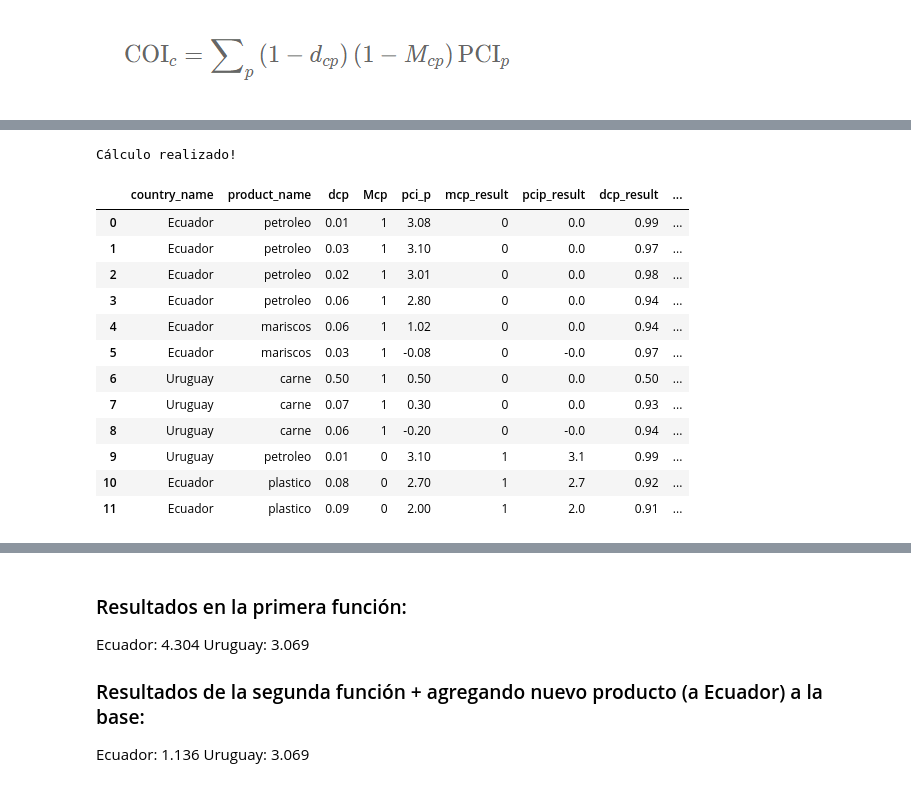
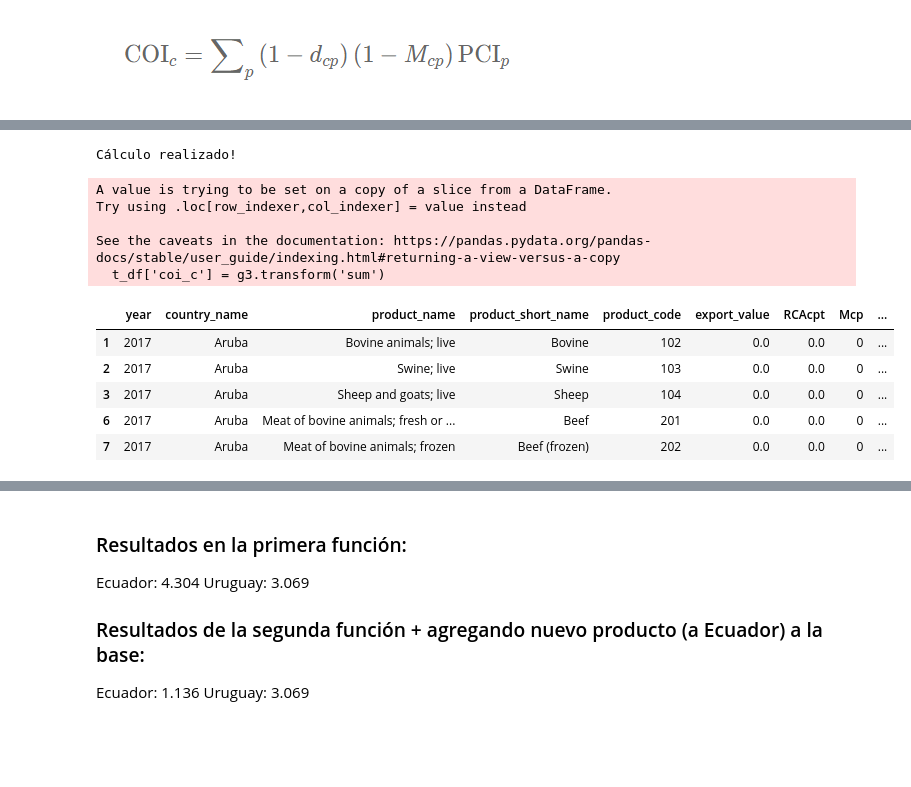
Before and after one commit to descandon88/Ecuador-Growth-data-set, a Jupyter notebook: calc_coi.ipynb, the cells around one changed output, grey strips where cells are left out. Drawn from its saved outputs; the diff is of its cells as text; code cells hidden in the pictures; blank space fills up the shorter version.

```diff
--- a/calc_coi.ipynb
+++ b/calc_coi.ipynb
@@ -47,0 +35,6 @@ df_rca.sample(n=10)
+# %%
+df_rca.sample(n=10)
+df_rca_2017 = df_rca[df_rca['year']==2017].copy()
+df_rca_2017 = df_rca_2017[['year','country_name','product_name','product_short_name','product_code','export_value','RCAcpt','Mcp']]
+df_rca_2017.head()
+# df_rca_2017.info()
@@ -47,0 +48,5 @@ df_rca.sample(n=10)
+# %%
+m_df = pd.merge(df_rca_2017, df_dcp_2017[['country_name','product_name','density']], how='left', on=['country_name','product_name']).fillna(0).copy()
+# m_df = pd.concat([df_rca_2017, df_dcp_2017], axis=1,).reindex(df_rca_2017.index)
+m_df.head(8)
+m_df.info()
@@ -59,3 +81,6 @@ df_2017.head(5)
 | 5026 | Algeria | Abrasive powder or grain; natural... | 6805 | 0 | 2017 | 3.08353 | -0.743123 | Natural or artificial abrasive po... | ... |
 | 5027 | American Samoa | Abrasive powder or grain; natural... | 6805 | 0 | 2017 | 3.08353 | 0.785317 | Natural or artificial abrasive po... | ... |
 | 5028 | Andorra | Abrasive powder or grain; natural... | 6805 | 11279 | 2017 | 3.08353 | 1.131309 | Natural or artificial abrasive po... | ... |
+# %%
+df_all = pd.merge(m_df, df_2017[['country_name','product_code','pci','eci']], how='left', on=['country_name','product_code']).fillna(0).copy()
+df_all.head()
@@ -198,24 +232,33 @@ def cal_coic(data,
              col_pro=None,
              col_dcp=None,
              col_pci=None,
-             col_mcp=None):
+             col_mcp=None,
+             col_value=None):
   "En la siguiente función se realizará el cálculo de COI para cada país del dataframe"
   t_df = data.copy()
 
 
   #Se realiza el cálculo de propiedades
-  t_df['mcp_result']=t_df.apply( lambda x: (1 - x.Mcp),axis = 1)
-  t_df['pcip_result']=t_df.apply( lambda x: (x.mcp_result)*x.pci_p,axis = 1)
-  t_df['dcp_result']=t_df.apply( lambda x: (1-x.dcp),axis = 1)
-  t_df['coip_individual']=t_df.apply( lambda x: (x.dcp_result * x.pcip_result),axis = 1)
+  # t_df['density_r'] = t_df[['Mcp','density']].apply(lambda x: 0 if (x.Mcp==0) else x.density,axis=1 )
 
-  # result_tmp = t_df.groupby(['country_name'], as_index=False)['coip_individual'].sum()
+  t_df['distancia']=t_df.apply( lambda x: (1-x.density),axis = 1)
+
+  # t_df['OneminsDcp']=t_df.apply( lambda x: (1 - x.distancia),axis = 1)
+  t_df['mcp_r']=t_df.apply( lambda x: (1 - x.Mcp),axis = 1)
+  t_df['pcip_r']=t_df.apply( lambda x: (x.mcp_r)*x.pci,axis = 1)
+  t_df['product_r']=t_df.apply( lambda x: (x.density *x.pcip_r),axis = 1)
+
 
 
   # Se realiza la suma por cada país.
-  g = t_df['coip_individual'].groupby(t_df['country_name'], as_index=True )
+  # for (distz) in zip( t_df['distancia']):
+  #       if distz == 1:
 
-  t_df['coi_c'] = g.transform('sum')
+  t_df=t_df.query('RCAcpt<=0 & Mcp==0 & density!=0')
+  g3 = t_df['product_r'].groupby(t_df['country_name'], as_index=True )
+
+  t_df['coi_c'] = g3.transform('sum')
+  # t_df['coi_c']=t_df[t_df['distancia']==1]['product_r'].sum()
 
 
 
@@ -225,21 +268,19 @@ def cal_coic(data,
   print("Cálculo realizado!")
   return result
 # %%
-df_coic = cal_coic(df_tmp,col_dcp='dcp',col_pci='pci_p',col_mcp='Mcp').copy()
+df_coic = cal_coic(df_all,col_dcp='density',col_pci='pci',col_mcp='Mcp',col_value='RCAcpt').copy()
 # col_pro='product_name'
-df_coic.head(12)
+df_coic.head(5)
 # %% [output]
 Cálculo realizado!
+A value is trying to be set on a copy of a slice from a DataFrame.
+Try using .loc[row_indexer,col_indexer] = value instead
+
+See the caveats in the documentation: https://pandas.pydata.org/pandas-docs/stable/user_guide/indexing.html#returning-a-view-versus-a-copy
+  t_df['coi_c'] = g3.transform('sum')
-|  | country_name | product_name | dcp | Mcp | pci_p | mcp_result | pcip_result | dcp_result | ... |
-| 0 | Ecuador | petroleo | 0.01 | 1 | 3.08 | 0 | 0.0 | 0.99 | ... |
-| 1 | Ecuador | petroleo | 0.03 | 1 | 3.10 | 0 | 0.0 | 0.97 | ... |
-| 2 | Ecuador | petroleo | 0.02 | 1 | 3.01 | 0 | 0.0 | 0.98 | ... |
-| 3 | Ecuador | petroleo | 0.06 | 1 | 2.80 | 0 | 0.0 | 0.94 | ... |
-| 4 | Ecuador | mariscos | 0.06 | 1 | 1.02 | 0 | 0.0 | 0.94 | ... |
-| 5 | Ecuador | mariscos | 0.03 | 1 | -0.08 | 0 | -0.0 | 0.97 | ... |
-| 6 | Uruguay | carne | 0.50 | 1 | 0.50 | 0 | 0.0 | 0.50 | ... |
-| 7 | Uruguay | carne | 0.07 | 1 | 0.30 | 0 | 0.0 | 0.93 | ... |
-| 8 | Uruguay | carne | 0.06 | 1 | -0.20 | 0 | -0.0 | 0.94 | ... |
-| 9 | Uruguay | petroleo | 0.01 | 0 | 3.10 | 1 | 3.1 | 0.99 | ... |
-| 10 | Ecuador | plastico | 0.08 | 0 | 2.70 | 1 | 2.7 | 0.92 | ... |
-| 11 | Ecuador | plastico | 0.09 | 0 | 2.00 | 1 | 2.0 | 0.91 | ... |
+|  | year | country_name | product_name | product_short_name | product_code | export_value | RCAcpt | Mcp | ... |
+| 1 | 2017 | Aruba | Bovine animals; live | Bovine | 102 | 0.0 | 0.0 | 0 | ... |
+| 2 | 2017 | Aruba | Swine; live | Swine | 103 | 0.0 | 0.0 | 0 | ... |
+| 3 | 2017 | Aruba | Sheep and goats; live | Sheep | 104 | 0.0 | 0.0 | 0 | ... |
+| 6 | 2017 | Aruba | Meat of bovine animals; fresh or ... | Beef | 201 | 0.0 | 0.0 | 0 | ... |
+| 7 | 2017 | Aruba | Meat of bovine animals; frozen | Beef (frozen) | 202 | 0.0 | 0.0 | 0 | ... |
```
Also changed, not shown: parts of 40 cells of this notebook.
